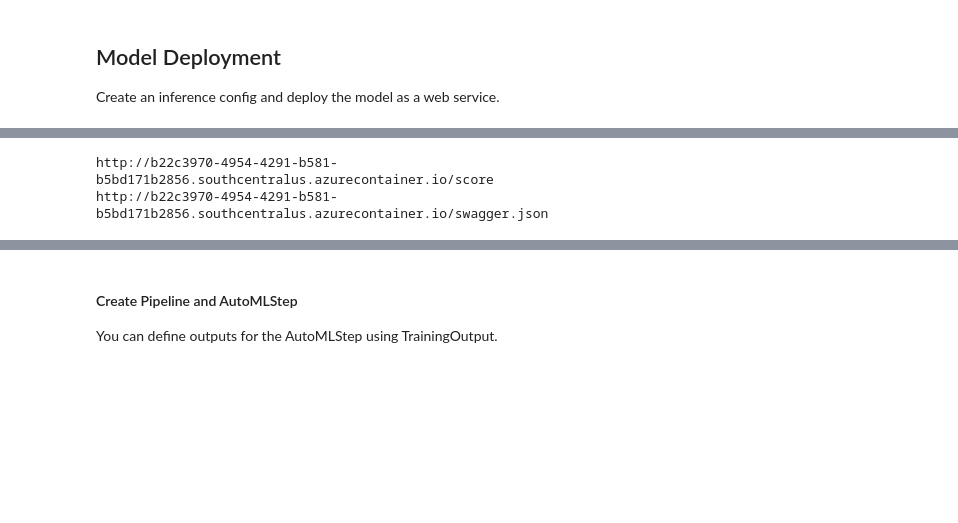
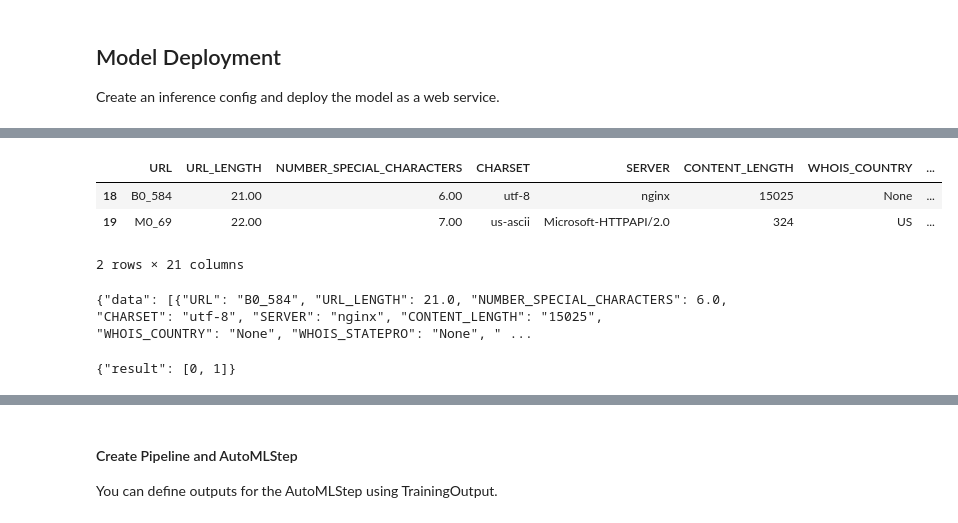
Before and after one commit to Panth-Shah/AzureML_WebsiteClassifier, a Jupyter notebook: starter_file/aml-pipelines-with-automated-machine-learning-step.ipynb, the cells around one changed output, grey strips where cells are left out. Cells and saved outputs as stored; diff of their text form; code cells hidden in the pictures; blank space fills up the shorter version.

```diff
--- a/starter_file/aml-pipelines-with-automated-machine-learning-step.ipynb
+++ b/starter_file/aml-pipelines-with-automated-machine-learning-step.ipynb
@@ -507,7 +512,27 @@ Running.............................
-# %%
-print(aci_service.scoring_uri)
-
-print(aci_service.swagger_uri)
-# %% [output]
-http://b22c3970-4954-4291-b581-b5bd171b2856.southcentralus.azurecontainer.io/score
-http://b22c3970-4954-4291-b581-b5bd171b2856.southcentralus.azurecontainer.io/swagger.json
+# %%
+import json
+# import test data from test dataframe
+# select first two rows of the test data set
+test_data = test_data_df[18:20]
+test_data
+# %% [output]
+|  | URL | URL_LENGTH | NUMBER_SPECIAL_CHARACTERS | CHARSET | SERVER | CONTENT_LENGTH | WHOIS_COUNTRY | ... |
+| 18 | B0_584 | 21.00 | 6.00 | utf-8 | nginx | 15025 | None | ... |
+| 19 | M0_69 | 22.00 | 7.00 | us-ascii | Microsoft-HTTPAPI/2.0 | 324 | US | ... |
+2 rows × 21 columns
+# %%
+# remove label column
+label_data = test_data.pop('Type')
+
+# convert test input data to dictionary form
+input_data = json.dumps({'data': test_data.to_dict(orient='records')})
+
+# print test input data
+print(input_data)
+# %% [output]
+{"data": [{"URL": "B0_584", "URL_LENGTH": 21.0, "NUMBER_SPECIAL_CHARACTERS": 6.0, "CHARSET": "utf-8", "SERVER": "nginx", "CONTENT_LENGTH": "15025", "WHOIS_COUNTRY": "None", "WHOIS_STATEPRO": "None", " ...
+# %%
+output = aci_service.run(input_data)
+print(output)
+# %% [output]
+{"result": [0, 1]}
```
Also changed, not shown: parts of 2 cells of this notebook, 1 other file.
